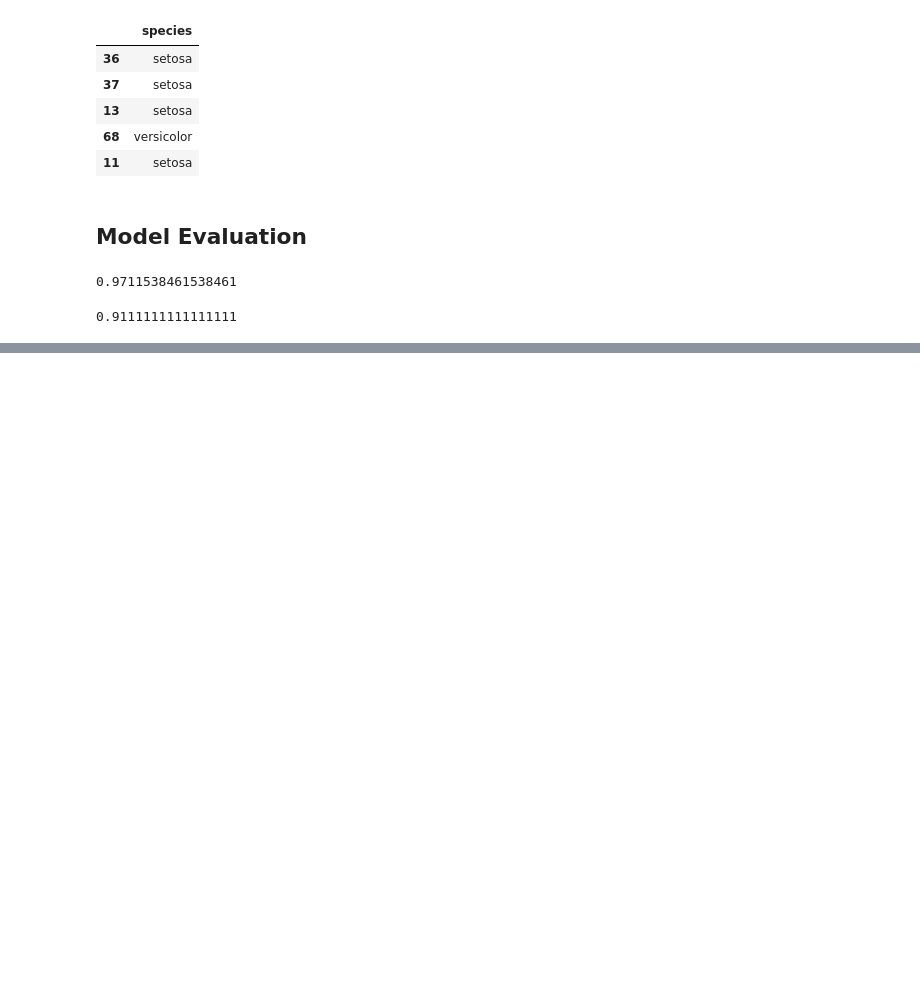
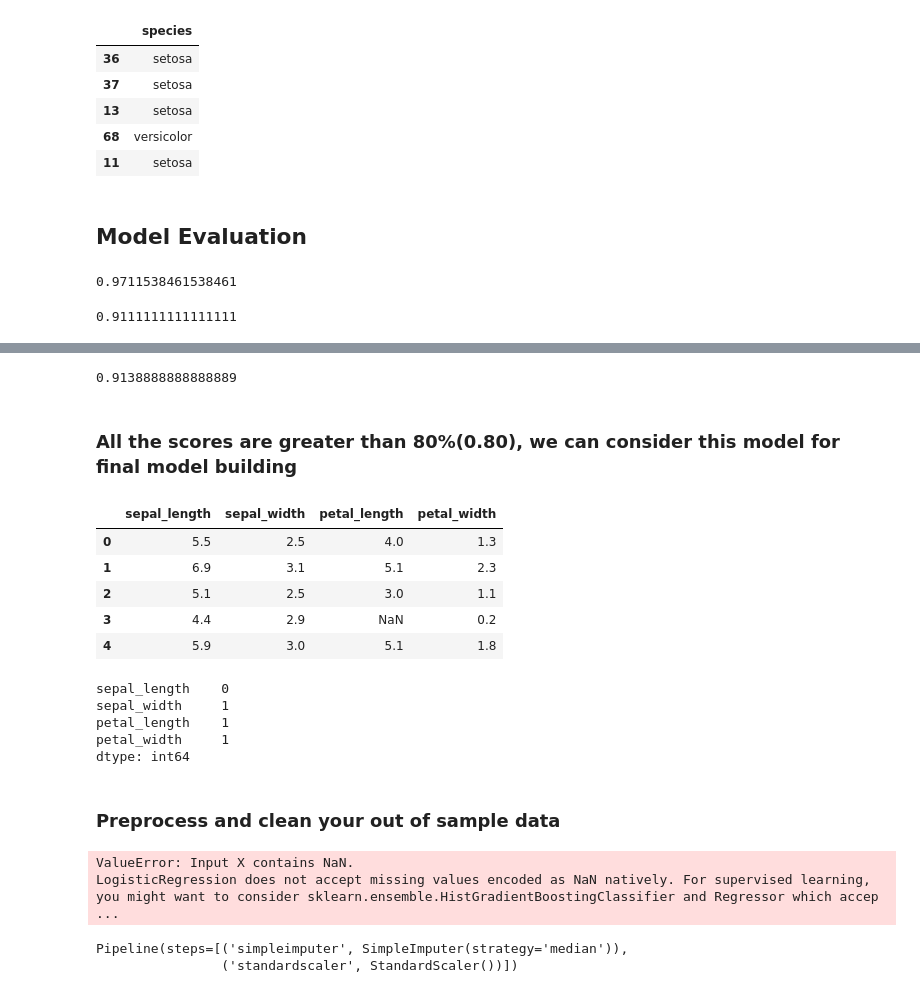
Before and after one commit to Akshay8055143/Machine_Learning_1418, a Jupyter notebook: Logistic Regression/Logistic Regression.ipynb, the cells around one changed output, grey strips where cells are left out. Cells and saved outputs as stored; diff of their text form; code cells hidden in the pictures; blank space fills up the shorter version.

Commit message:
Logistic Regression Completed

```diff
--- a/Logistic Regression/Logistic Regression.ipynb
+++ b/Logistic Regression/Logistic Regression.ipynb
@@ -224,0 +250,38 @@ model.score(xtest,ytest)
+# %%
+from sklearn.metrics import f1_score
+f1_score(ytest,ypred_test,average='macro')
+# %% [output]
+0.9138888888888889
+# %% [markdown]
+### All the scores are greater than 80%(0.80), we can consider this model for final model building
+# %%
+path2 = r"https://raw.githubusercontent.com/sindhura-nk/Datasets/refs/heads/main/iris_sample.csv"
+xnew = pd.read_csv(path2)
+xnew.head()
+# %% [output]
+|  | sepal_length | sepal_width | petal_length | petal_width |
+| 0 | 5.5 | 2.5 | 4.0 | 1.3 |
+| 1 | 6.9 | 3.1 | 5.1 | 2.3 |
+| 2 | 5.1 | 2.5 | 3.0 | 1.1 |
+| 3 | 4.4 | 2.9 | NaN | 0.2 |
+| 4 | 5.9 | 3.0 | 5.1 | 1.8 |
+# %%
+xnew.isna().sum()
+# %% [output]
+sepal_length    0
+sepal_width     1
+petal_length    1
+petal_width     1
+dtype: int64
+# %% [markdown]
+### Preprocess and clean your out of sample data
+# %%
+model.predict(xnew)
+# %% [output]
+ValueError: Input X contains NaN.
+LogisticRegression does not accept missing values encoded as NaN natively. For supervised learning, you might want to consider sklearn.ensemble.HistGradientBoostingClassifier and Regressor which accep ...
+# %%
+pre
+# %% [output]
+Pipeline(steps=[('simpleimputer', SimpleImputer(strategy='median')),
+                ('standardscaler', StandardScaler())])
```
Also changed, not shown: parts of 13 cells of this notebook, 1 other file.
